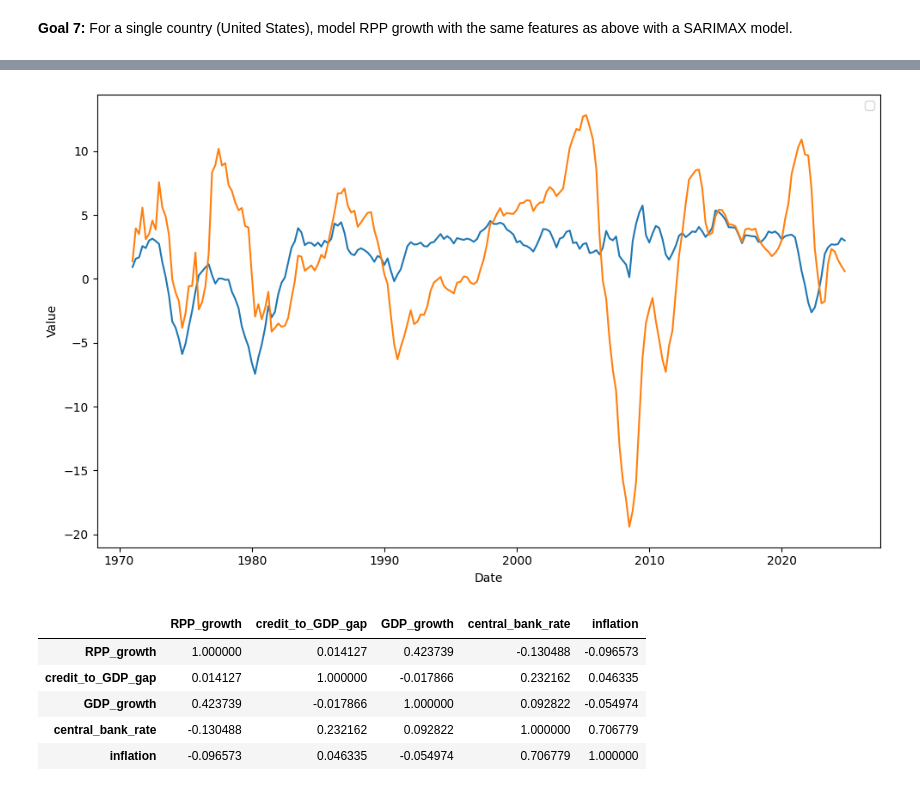
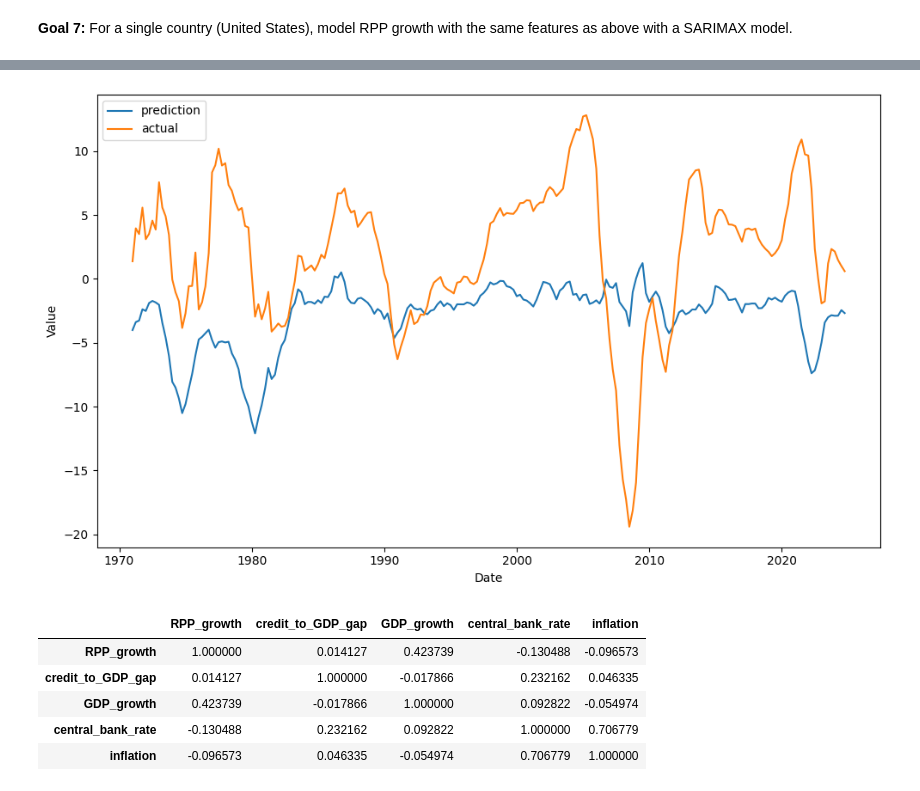
Before and after one commit to ericleonen/housing-bubble-index, a Jupyter notebook: scratch.ipynb, the cells around one changed output, grey strips where cells are left out. Drawn from its saved outputs; the diff is of its cells as text; code cells hidden in the pictures.

```diff
--- a/scratch.ipynb
+++ b/scratch.ipynb
@@ -217,0 +240,18 @@ household_DTI = household_DTI.interpolate(limit_area="inside")
+# %%
+CREDIT_TO_GDP_URL = "https://stats.bis.org/api/v2/data/dataflow/BIS/WS_TC/2.0/Q.BE+CA+CH+DE+FR+GB+IT+JP+NL+SE+US.H.A.M.770?format=csv"
+
+credit_to_GDP = pd.read_csv(CREDIT_TO_GDP_URL)[["BORROWERS_CTY", "TIME_PERIOD", "OBS_VALUE"]].pivot(
+    index="TIME_PERIOD",
+    columns="BORROWERS_CTY",
+    values="OBS_VALUE"
+)
+
+credit_to_GDP.index = pd.PeriodIndex(credit_to_GDP.index, freq="Q").to_timestamp()
+credit_to_GDP.index.name = "Date"
+
+credit_to_GDP.columns.name = None
+credit_to_GDP.columns = credit_to_GDP.columns.map(lambda c: CODE_TO_COUNTRY[c])
+
+credit_to_GDP_diff = credit_to_GDP.interpolate(
+    limit_area="inside"
+).diff(1)
@@ -225,9 +282,17 @@ US_data = pd.concat([
     credit_to_GDP_gap["United States"],
     GDP_growth["United States"],
     central_bank_rate["United States"],
-    inflation["United States"]
+    inflation["United States"],
+    credit_to_GDP_diff["United States"]
 ], axis=1)
 
-US_data.columns = ["RPP_growth", "credit_to_GDP_gap", "GDP_growth", "central_bank_rate", "inflation"]
+US_data.columns = [
+    "RPP_growth",
+    "credit_to_GDP_gap",
+    "GDP_growth",
+    "central_bank_rate",
+    "inflation",
+    "credit_to_GDP_diff"
+]
 
 US_data.dropna(inplace=True)
@@ -299,7 +380,7 @@ from statsmodels.tsa.statespace.sarimax import SARIMAX
 model = SARIMAX(
     Y,
     exog=X,
-    order=(2, 0, 2)
+    order=(1, 0, 0)
 )
 
 results = model.fit()
@@ -325,6 +406,7 @@ Warnings:
 [1] Covariance matrix calculated using the outer product of gradients (complex-step).
 # %%
 X_counterfactual = X.copy()
+X_counterfactual["credit_to_GDP_diff"] = 0
 X_counterfactual["credit_to_GDP_gap"] = 0
 
 coef = results.params[X.columns]
@@ -358,18 +433,18 @@ Freq: QS-OCT, Length: 216, dtype: float64
 # %%
 import matplotlib.pyplot as plt
 
 plt.figure(figsize=(10, 6))
 
-plt.plot(df["Housing Growth Prediction"])
-plt.plot(Y)
+plt.plot(df["Housing Growth Prediction"], label="prediction")
+plt.plot(Y, label="actual")
 
 plt.legend()
 plt.xlabel("Date")
 plt.ylabel("Value")
 plt.tight_layout()
 plt.show()
 # %% [output]
-[figure, old version]
+[figure, new version]
 # %%
 US_data.corr()
 # %% [output]
```
Also changed, not shown: parts of 11 cells of this notebook.
